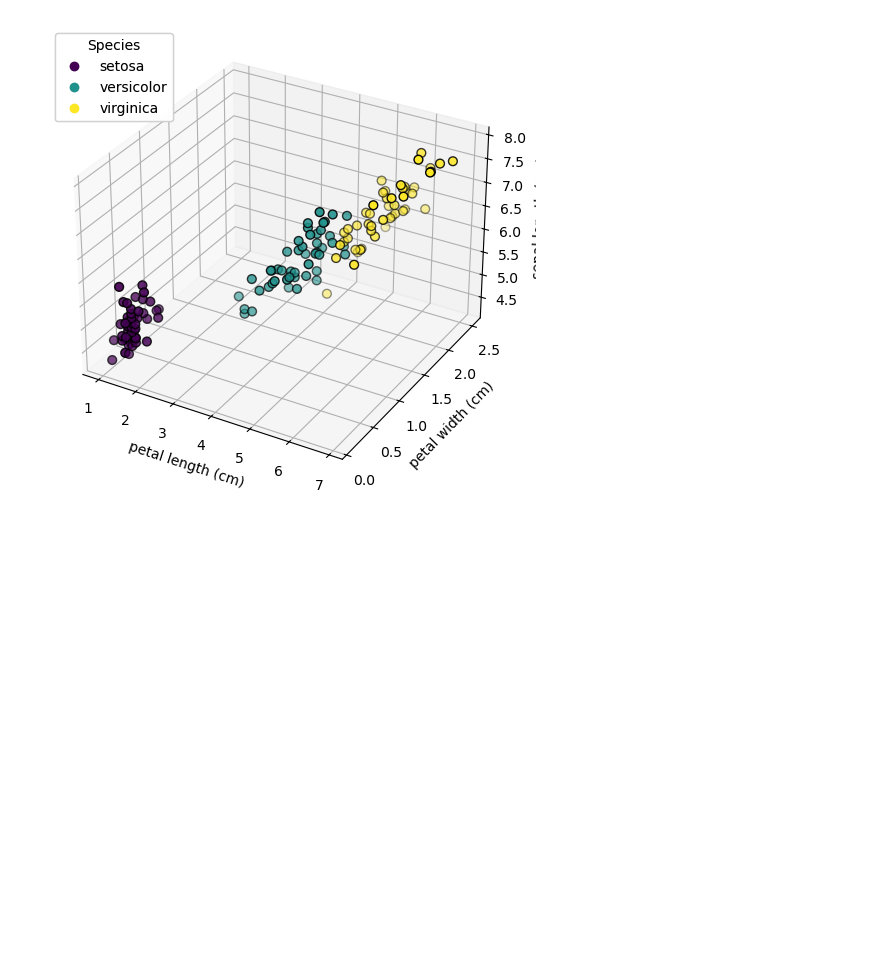
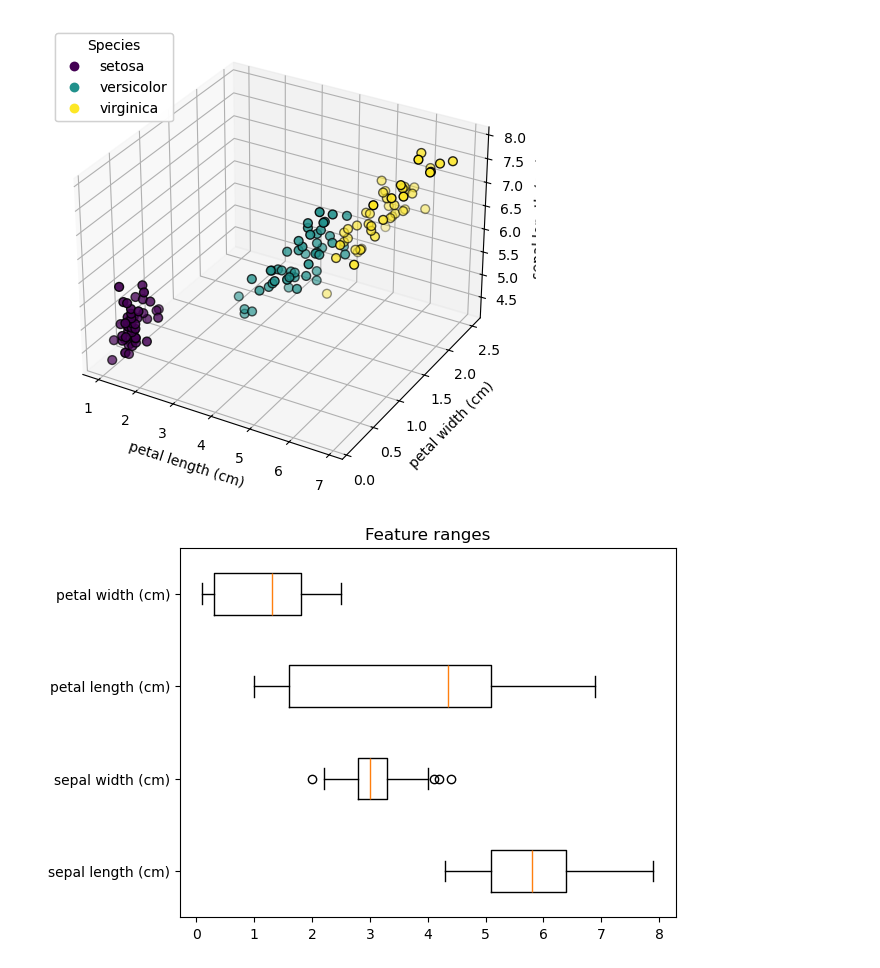
Before and after one commit to Michal-Radomski/Python-Data-Visualization, a Jupyter notebook: 01 Data Visualization/01_Matplotlib/iris.ipynb, the cells around one changed output. Cells and saved outputs as stored; diff of their text form; code cells hidden in the pictures; blank space fills up the shorter version.

Commit message:
Data Visualization in Python course - commit 09

```diff
--- a/01 Data Visualization/01_Matplotlib/iris.ipynb
+++ b/01 Data Visualization/01_Matplotlib/iris.ipynb
@@ -71,3 +71,9 @@ ax.add_artist(legend)
 # %% [output]
 <matplotlib.legend.Legend at 0x...>
 [figure]
+# %%
+plt.boxplot(iris_x, tick_labels=iris_x_labels, vert=False)
+plt.title("Feature ranges")
+plt.show()
+# %% [output]
+[figure, added]
```
Also changed, not shown: parts of 4 cells of this notebook.
